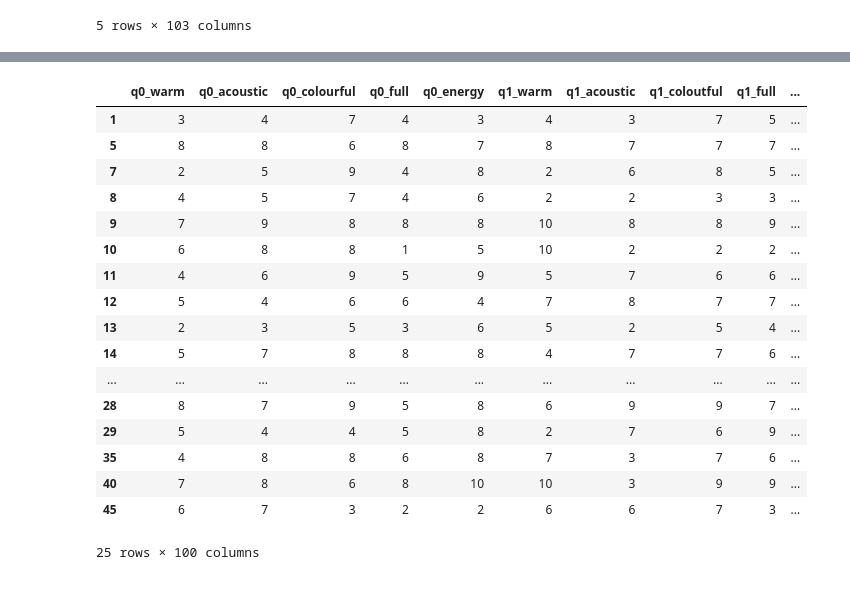
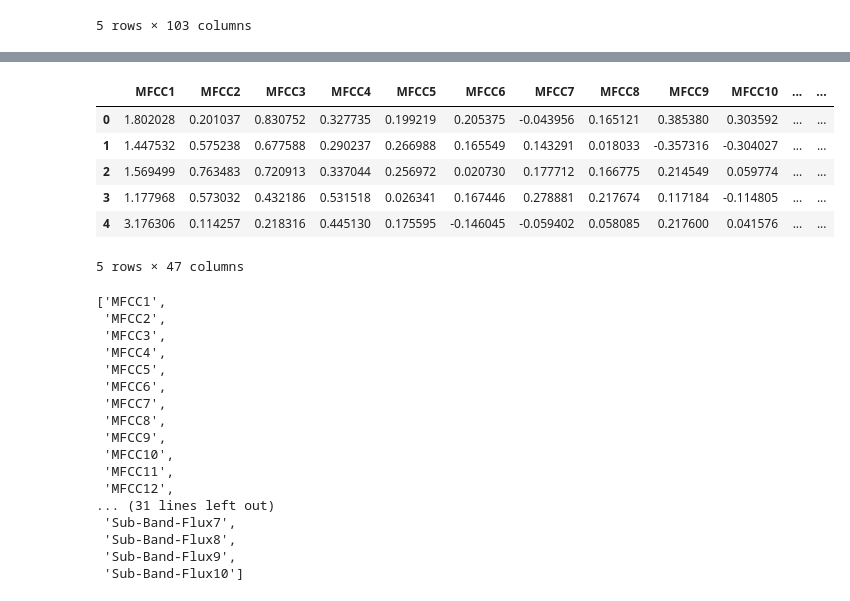
Before and after one commit to siddikayyappa/Polyphonic-Timbre-Perception, a Jupyter notebook: test.ipynb, the cells around one changed output, grey strips where cells are left out. Saved outputs shown, nothing was run; the diff lists cells and outputs as text; code cells hidden in the pictures.

```diff
--- a/test.ipynb
+++ b/test.ipynb
@@ -104,22 +66,34 @@ df_experience
-# %%
-df_unexperience
-# %% [output]
-|  | q0_warm | q0_acoustic | q0_colourful | q0_full | q0_energy | q1_warm | q1_acoustic | q1_coloutful | q1_full | ... |
-| 1 | 3 | 4 | 7 | 4 | 3 | 4 | 3 | 7 | 5 | ... |
-| 5 | 8 | 8 | 6 | 8 | 7 | 8 | 7 | 7 | 7 | ... |
-| 7 | 2 | 5 | 9 | 4 | 8 | 2 | 6 | 8 | 5 | ... |
-| 8 | 4 | 5 | 7 | 4 | 6 | 2 | 2 | 3 | 3 | ... |
-| 9 | 7 | 9 | 8 | 8 | 8 | 10 | 8 | 8 | 9 | ... |
-| 10 | 6 | 8 | 8 | 1 | 5 | 10 | 2 | 2 | 2 | ... |
-| 11 | 4 | 6 | 9 | 5 | 9 | 5 | 7 | 6 | 6 | ... |
-| 12 | 5 | 4 | 6 | 6 | 4 | 7 | 8 | 7 | 7 | ... |
-| 13 | 2 | 3 | 5 | 3 | 6 | 5 | 2 | 5 | 4 | ... |
-| 14 | 5 | 7 | 8 | 8 | 8 | 4 | 7 | 7 | 6 | ... |
-| ... | ... | ... | ... | ... | ... | ... | ... | ... | ... | ... |
-| 28 | 8 | 7 | 9 | 5 | 8 | 6 | 9 | 9 | 7 | ... |
-| 29 | 5 | 4 | 4 | 5 | 8 | 2 | 7 | 6 | 9 | ... |
-| 35 | 4 | 8 | 8 | 6 | 8 | 7 | 3 | 7 | 6 | ... |
-| 40 | 7 | 8 | 6 | 8 | 10 | 10 | 3 | 9 | 9 | ... |
-| 45 | 6 | 7 | 3 | 2 | 2 | 6 | 6 | 7 | 3 | ... |
-25 rows × 100 columns
+# %%
+feature_df = pd.read_csv('./features.csv')
+feature_df = feature_df.drop(['File Name'], axis = 1)
+feature_df = feature_df.drop(['Harmonic Ratio'], axis = 1)
+feature_df.head()
+# %% [output]
+|  | MFCC1 | MFCC2 | MFCC3 | MFCC4 | MFCC5 | MFCC6 | MFCC7 | MFCC8 | MFCC9 | MFCC10 | ... | ... |
+| 0 | 1.802028 | 0.201037 | 0.830752 | 0.327735 | 0.199219 | 0.205375 | -0.043956 | 0.165121 | 0.385380 | 0.303592 | ... | ... |
+| 1 | 1.447532 | 0.575238 | 0.677588 | 0.290237 | 0.266988 | 0.165549 | 0.143291 | 0.018033 | -0.357316 | -0.304027 | ... | ... |
+| 2 | 1.569499 | 0.763483 | 0.720913 | 0.337044 | 0.256972 | 0.020730 | 0.177712 | 0.166775 | 0.214549 | 0.059774 | ... | ... |
+| 3 | 1.177968 | 0.573032 | 0.432186 | 0.531518 | 0.026341 | 0.167446 | 0.278881 | 0.217674 | 0.117184 | -0.114805 | ... | ... |
+| 4 | 3.176306 | 0.114257 | 0.218316 | 0.445130 | 0.175595 | -0.146045 | -0.059402 | 0.058085 | 0.217600 | 0.041576 | ... | ... |
+5 rows × 47 columns
+# %%
+list(feature_df.keys())
+# %% [output]
+['MFCC1',
+ 'MFCC2',
+ 'MFCC3',
+ 'MFCC4',
+ 'MFCC5',
+ 'MFCC6',
+ 'MFCC7',
+ 'MFCC8',
+ 'MFCC9',
+ 'MFCC10',
+ 'MFCC11',
+ 'MFCC12',
+... (31 lines left out)
+ 'Sub-Band-Flux7',
+ 'Sub-Band-Flux8',
+ 'Sub-Band-Flux9',
+ 'Sub-Band-Flux10']
 # %%
```
Also changed, not shown: parts of 22 cells of this notebook, 22 other files.
